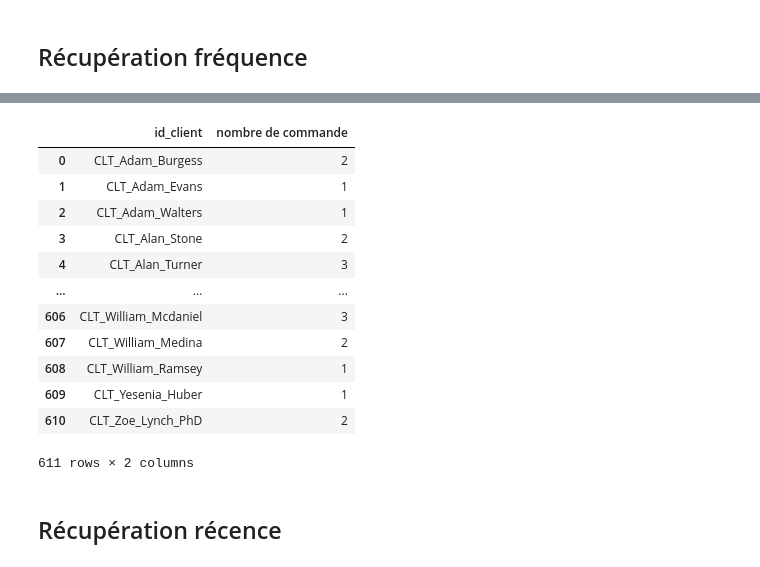
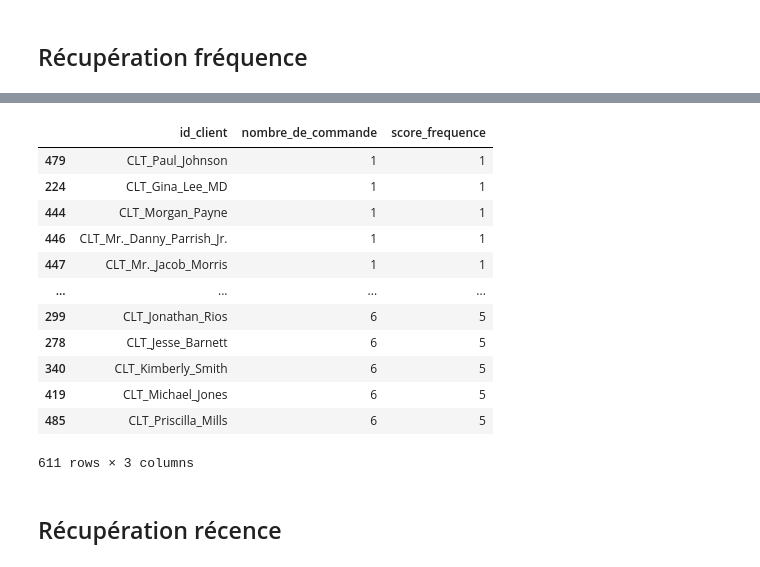
Before and after one commit to MelodyDuplaix/Projet_OCR, a Jupyter notebook: notebooks/analyse.ipynb, the cells around one changed output, grey strips where cells are left out. Drawn from its saved outputs; the diff is of its cells as text; code cells hidden in the pictures.

```diff
--- a/notebooks/analyse.ipynb
+++ b/notebooks/analyse.ipynb
@@ -135,6 +143,12 @@ with SessionLocal() as session:
         .group_by(Facture.id_facture, Client.id_client)
     )
     result = query.all()
-    df = pd.DataFrame(result, columns=['id_client', 'total_depense'])
-df
+    df_montant = pd.DataFrame(result, columns=['id_client', 'total_depense'])
+df_montant['total_depense'] = pd.to_numeric(df_montant['total_depense'], errors='coerce')
+df_montant['score_depense'] = pd.qcut(
+    df_montant['total_depense'].dropna(),
+    q=5,
+    labels=[5, 4, 3, 2, 1]
+)
+df_montant
 # %% [output]
@@ -176,29 +170,37 @@ group by c.id_client;""")
 # %%
 with SessionLocal() as session:
     query = (
         session.query(
             Client.id_client,
             func.count(Achat.id_facture.distinct())
         )
         .join(Client, Client.id_client == Achat.id_client)
         .group_by(Client.id_client)
     )
     result = query.all()
-    df = pd.DataFrame(result, columns=['id_client', 'nombre de commande'])
-df
+    df_frequence = pd.DataFrame(result, columns=['id_client', 'nombre_de_commande'])
+bins = [0.0, 0.2, 0.4, 0.6, 0.8, 1.0]
+labels = [1, 2, 3, 4, 5]
+df_frequence['score_frequence'] = pd.cut(df_frequence['nombre_de_commande'].rank(method='min', pct=True),
+                                           bins=bins,
+                                           labels=labels,
+                                           include_lowest=True,
+                                           right=False)
+df_frequence['score_frequence'] = df_frequence['score_frequence'].astype(int)
+df_frequence.sort_values("nombre_de_commande")
 # %% [output]
-|  | id_client | nombre de commande |
-| 0 | CLT_Adam_Burgess | 2 |
-| 1 | CLT_Adam_Evans | 1 |
-| 2 | CLT_Adam_Walters | 1 |
-| 3 | CLT_Alan_Stone | 2 |
-| 4 | CLT_Alan_Turner | 3 |
-| ... | ... | ... |
-| 606 | CLT_William_Mcdaniel | 3 |
-| 607 | CLT_William_Medina | 2 |
-| 608 | CLT_William_Ramsey | 1 |
-| 609 | CLT_Yesenia_Huber | 1 |
-| 610 | CLT_Zoe_Lynch_PhD | 2 |
+|  | id_client | nombre_de_commande | score_frequence |
+| 479 | CLT_Paul_Johnson | 1 | 1 |
+| 224 | CLT_Gina_Lee_MD | 1 | 1 |
+| 444 | CLT_Morgan_Payne | 1 | 1 |
+| 446 | CLT_Mr._Danny_Parrish_Jr. | 1 | 1 |
+| 447 | CLT_Mr._Jacob_Morris | 1 | 1 |
+| ... | ... | ... | ... |
+| 299 | CLT_Jonathan_Rios | 6 | 5 |
+| 278 | CLT_Jesse_Barnett | 6 | 5 |
+| 340 | CLT_Kimberly_Smith | 6 | 5 |
+| 419 | CLT_Michael_Jones | 6 | 5 |
+| 485 | CLT_Priscilla_Mills | 6 | 5 |
-611 rows × 2 columns
+611 rows × 3 columns
 # %% [markdown]
 ## Récupération récence
```
Also changed, not shown: parts of 19 cells of this notebook, 8 other files.
